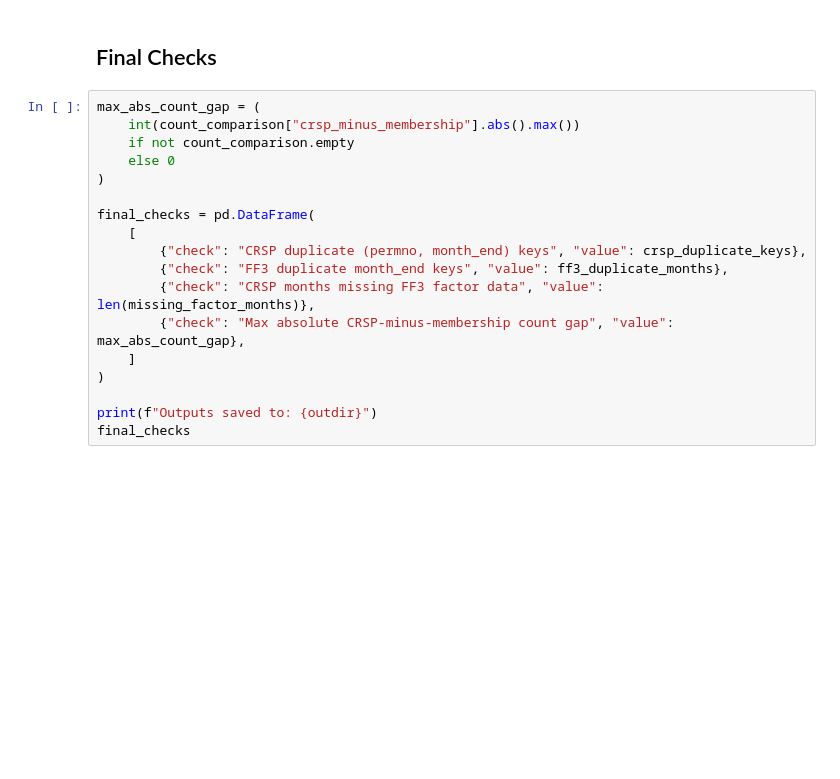
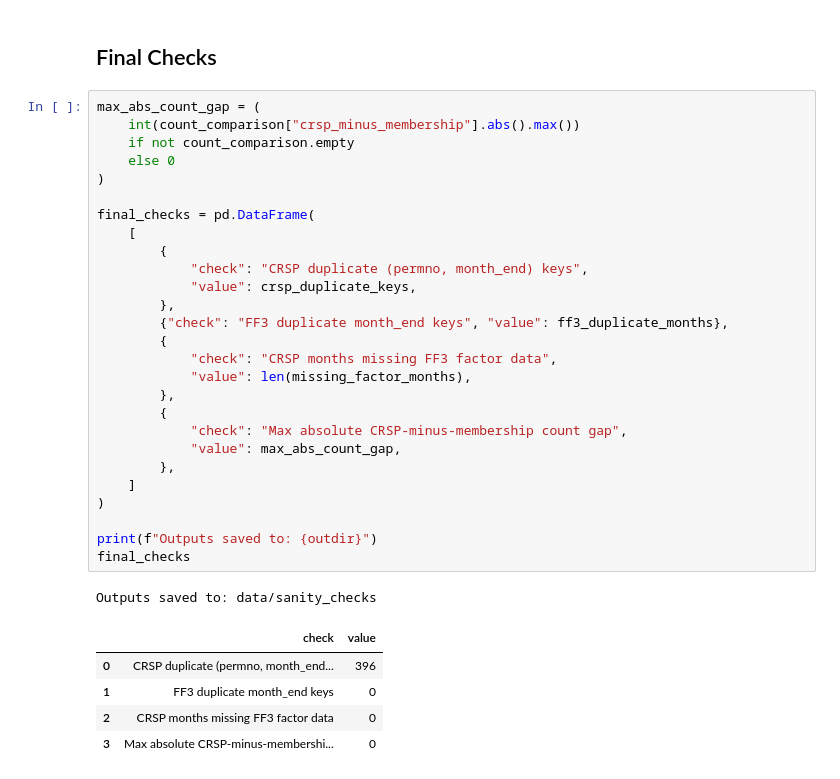
Before and after one commit to ZhaohaibeiLava/RL-Portfolio-Allocation, a Jupyter notebook: 04_sanity_check_wrds_extract.ipynb, the cells around one changed output. Drawn from its saved outputs; the diff is of its cells as text; blank space fills up the shorter version.

Commit message:
add_saved_output

```diff
--- a/04_sanity_check_wrds_extract.ipynb
+++ b/04_sanity_check_wrds_extract.ipynb
@@ -449,18 +566,34 @@ save_line_plot(
 # %%
 max_abs_count_gap = (
     int(count_comparison["crsp_minus_membership"].abs().max())
     if not count_comparison.empty
     else 0
 )
 
 final_checks = pd.DataFrame(
     [
-        {"check": "CRSP duplicate (permno, month_end) keys", "value": crsp_duplicate_keys},
+        {
+            "check": "CRSP duplicate (permno, month_end) keys",
+            "value": crsp_duplicate_keys,
+        },
         {"check": "FF3 duplicate month_end keys", "value": ff3_duplicate_months},
-        {"check": "CRSP months missing FF3 factor data", "value": len(missing_factor_months)},
-        {"check": "Max absolute CRSP-minus-membership count gap", "value": max_abs_count_gap},
+        {
+            "check": "CRSP months missing FF3 factor data",
+            "value": len(missing_factor_months),
+        },
+        {
+            "check": "Max absolute CRSP-minus-membership count gap",
+            "value": max_abs_count_gap,
+        },
     ]
 )
 
 print(f"Outputs saved to: {outdir}")
 final_checks
+# %% [output]
+Outputs saved to: data/sanity_checks
+|  | check | value |
+| 0 | CRSP duplicate (permno, month_end... | 396 |
+| 1 | FF3 duplicate month_end keys | 0 |
+| 2 | CRSP months missing FF3 factor data | 0 |
+| 3 | Max absolute CRSP-minus-membershi... | 0 |
```
Also changed, not shown: parts of 11 cells of this notebook, 1 other file.
